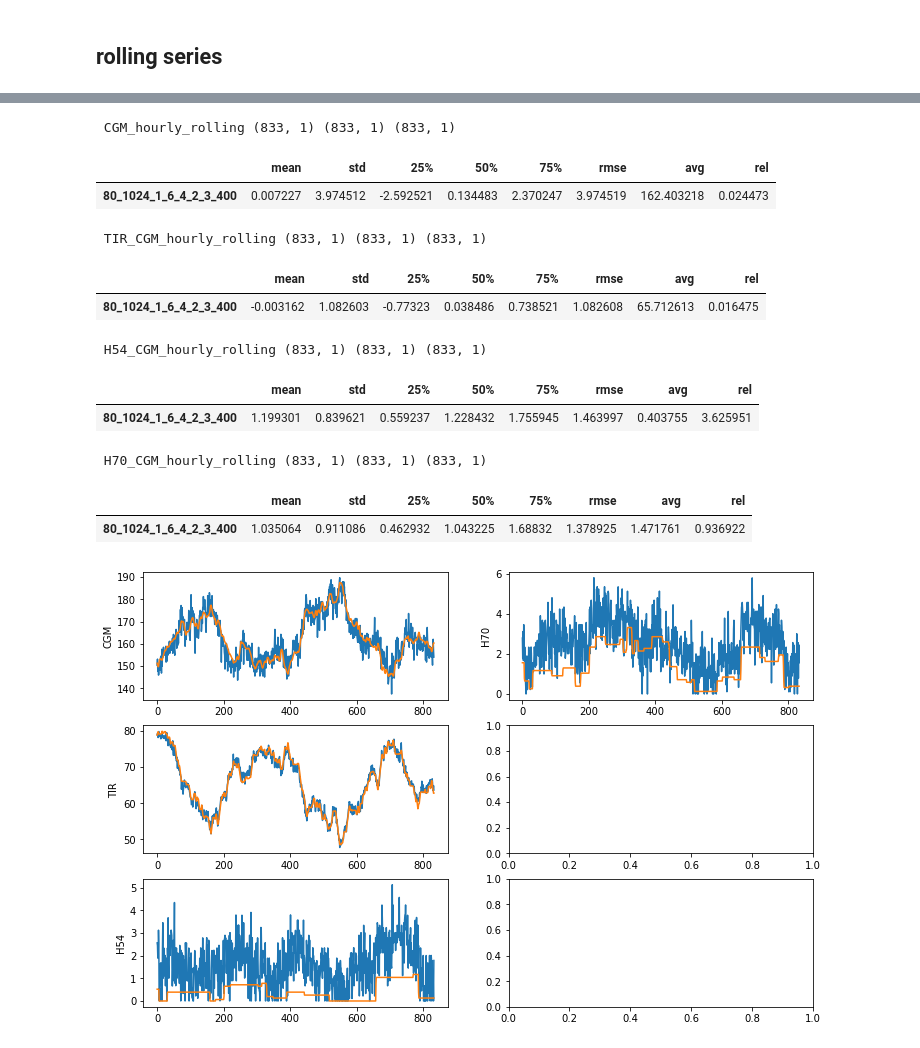
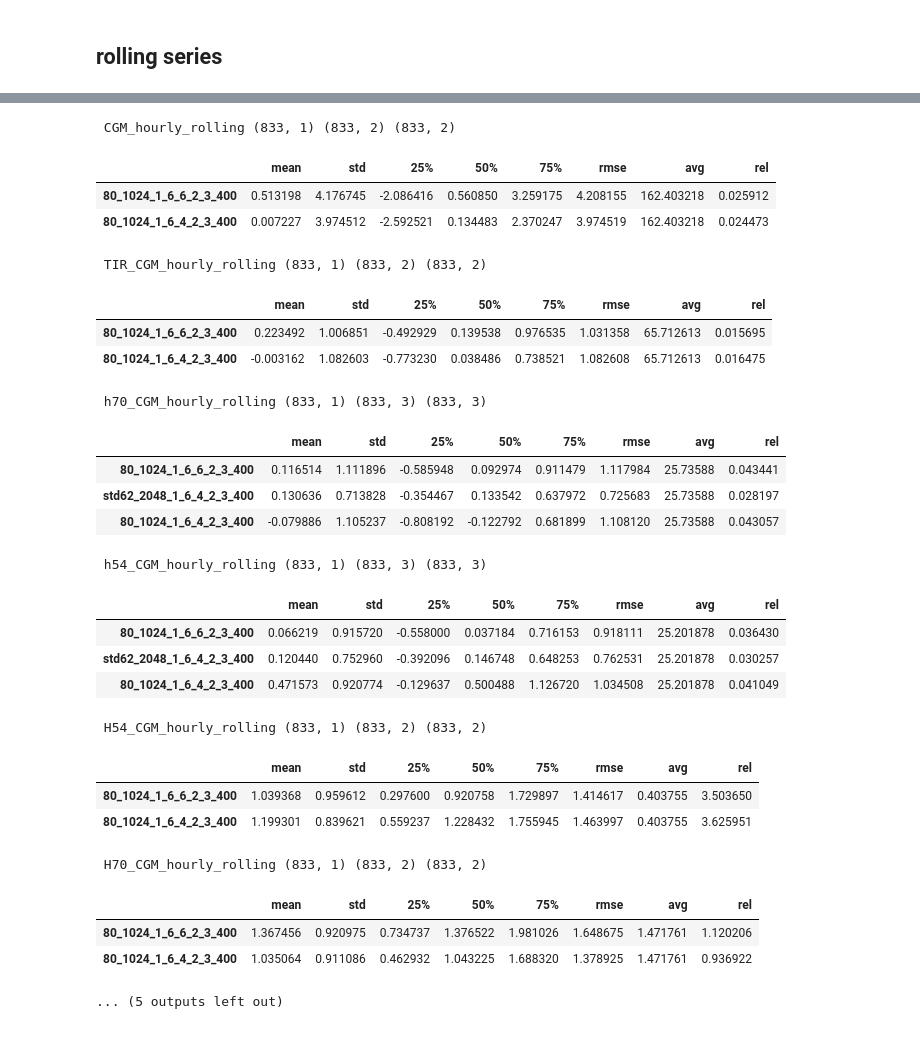
Before and after one commit to rickardbrannvall/teewondee, a Jupyter notebook: ewma_GVI/analyse_longer.ipynb, the cells around one changed output, grey strips where cells are left out. Saved outputs shown, nothing was run; the diff lists cells and outputs as text; code cells hidden in the pictures.

```diff
--- a/ewma_GVI/analyse_longer.ipynb
+++ b/ewma_GVI/analyse_longer.ipynb
@@ -22,6 +57,9 @@ df = pd.read_csv("data/%s.csv"%data, header=None, names=["ts","CGM"])
 df["TIR"] = df["CGM"].apply(lambda x: 100.0 if ((x<180) & (x>70)) else 0.0)
 df["H70"] = df["CGM"].apply(lambda x: 100.0 if (x<70) else 0.0)
 df["H54"] = df["CGM"].apply(lambda x: 100.0 if (x<54) else 0.0)
+df["h70"] = 25 + 0.5*df["H70"]
+df["h54"] = 25 + 0.5*df["H54"]
+
 
 df["DIFF"] = pd.read_csv("data/%s.csv"%diff, header=None, index_col=0).values
 df["ABS50"] = df["DIFF"].clip(-50.,50.).apply(np.abs)
@@ -94,10 +143,12 @@ for filepath in allfiles:
 # %%
-#fig, axs = plt.subplots(3,2, figsize=(12, 8))
+fig, axs = plt.subplots(4,2, figsize=(12, 8))
 for i, idx in enumerate(dth.keys()):
+    nom = idx.split("_")[0]
+    axs[i%4,i//4].set_ylabel(nom)
     tmp = pd.DataFrame(dth[idx], index=None)
-    #axs[i%3,i//3].plot(tmp)
-    tst = dfh[idx.split("_")[:1]]
-    #axs[i%3,i//3].plot(tst)
+    axs[i%4,i//4].plot(tmp)
+    tst = dfh[[nom]]
+    axs[i%4,i//4].plot(tst)
     err = tmp - tst.values
     #axs[i%3,i//3].plot(err)
     print("\n\n", idx, tst.shape, tmp.shape, err.shape)
@@ -106,5 +157,5 @@ for i, idx in enumerate(dth.keys()):
     stats["avg"] = tst.mean()[0]
     stats["rel"] = stats["rmse"]/stats["avg"]
     display(stats)
-#plt.show()
+plt.show()
 # %% [output]
@@ -138,12 +211,14 @@ for filepath in allfiles:
     name, _ = filename.split(".")
     tmp = name.split("_")
     tag = keys+"_"+"_".join(tmp[3:6])
+    if "1_5_3_2_3" in tag:
+        continue
     idx = "_".join(tmp[6:-1])
     if "DIFF" in name:
         idx = idx + "_DIFF"
-    if idx not in dth.keys():
+    if idx not in dtr.keys():
         dtr[idx] = {}
-    #print(tag, idx)
+    print(idx, tag)
     dtr[idx][tag] = pd.read_csv(filepath, header=None).values[:,0]
 
 {key:len(dtr[key]) for key in dtr.keys()}
@@ -158,32 +251,46 @@ NameError: name 'nom' is not defined
 # %%
-fig, axs = plt.subplots(3,2, figsize=(12, 8))
+fig, axs = plt.subplots(4,2, figsize=(12, 8))
 for i, idx in enumerate(dtr.keys()):
     nom = idx.split("_")[0]
-    axs[i%3,i//3].set_ylabel(nom)
+    axs[i%4,i//4].set_ylabel(nom)
     tmp = pd.DataFrame(dtr[idx], index=None)
-    axs[i%3,i//3].plot(tmp)
+    axs[i%4,i//4].plot(tmp)
     tst = dfr[[nom]].reset_index(drop=True)
-    axs[i%3,i//3].plot(tst)
+    axs[i%4,i//4].plot(tst)
     err = tmp - tst.values
     #axs[i%3,i//3].plot(err)
     print("\n\n", idx, tst.shape, tmp.shape, err.shape)
     stats = err.describe().T[["mean","std","25%","50%","75%"]]
     stats["rmse"] = (stats["mean"]**2 + stats["std"]**2)**0.5
     stats["avg"] = tst.mean()[0]
     stats["rel"] = stats["rmse"]/stats["avg"]
     display(stats)
 plt.show()
 # %% [output]
- CGM_hourly_rolling (833, 1) (833, 1) (833, 1)
+ CGM_hourly_rolling (833, 1) (833, 2) (833, 2)
 |  | mean | std | 25% | 50% | 75% | rmse | avg | rel |
+| 80_1024_1_6_6_2_3_400 | 0.513198 | 4.176745 | -2.086416 | 0.560850 | 3.259175 | 4.208155 | 162.403218 | 0.025912 |
 | 80_1024_1_6_4_2_3_400 | 0.007227 | 3.974512 | -2.592521 | 0.134483 | 2.370247 | 3.974519 | 162.403218 | 0.024473 |
- TIR_CGM_hourly_rolling (833, 1) (833, 1) (833, 1)
+ TIR_CGM_hourly_rolling (833, 1) (833, 2) (833, 2)
 |  | mean | std | 25% | 50% | 75% | rmse | avg | rel |
-| 80_1024_1_6_4_2_3_400 | -0.003162 | 1.082603 | -0.77323 | 0.038486 | 0.738521 | 1.082608 | 65.712613 | 0.016475 |
+| 80_1024_1_6_6_2_3_400 | 0.223492 | 1.006851 | -0.492929 | 0.139538 | 0.976535 | 1.031358 | 65.712613 | 0.015695 |
+| 80_1024_1_6_4_2_3_400 | -0.003162 | 1.082603 | -0.773230 | 0.038486 | 0.738521 | 1.082608 | 65.712613 | 0.016475 |
- H54_CGM_hourly_rolling (833, 1) (833, 1) (833, 1)
+ h70_CGM_hourly_rolling (833, 1) (833, 3) (833, 3)
 |  | mean | std | 25% | 50% | 75% | rmse | avg | rel |
-| 80_1024_1_6_4_2_3_400 | 1.199301 | 0.839621 | 0.559237 | 1.228432 | 1.755945 | 1.463997 | 0.403755 | 3.625951 |
+| 80_1024_1_6_6_2_3_400 | 0.116514 | 1.111896 | -0.585948 | 0.092974 | 0.911479 | 1.117984 | 25.73588 | 0.043441 |
+| std62_2048_1_6_4_2_3_400 | 0.130636 | 0.713828 | -0.354467 | 0.133542 | 0.637972 | 0.725683 | 25.73588 | 0.028197 |
+| 80_1024_1_6_4_2_3_400 | -0.079886 | 1.105237 | -0.808192 | -0.122792 | 0.681899 | 1.108120 | 25.73588 | 0.043057 |
- H70_CGM_hourly_rolling (833, 1) (833, 1) (833, 1)
+ h54_CGM_hourly_rolling (833, 1) (833, 3) (833, 3)
 |  | mean | std | 25% | 50% | 75% | rmse | avg | rel |
-| 80_1024_1_6_4_2_3_400 | 1.035064 | 0.911086 | 0.462932 | 1.043225 | 1.68832 | 1.378925 | 1.471761 | 0.936922 |
+| 80_1024_1_6_6_2_3_400 | 0.066219 | 0.915720 | -0.558000 | 0.037184 | 0.716153 | 0.918111 | 25.201878 | 0.036430 |
+| std62_2048_1_6_4_2_3_400 | 0.120440 | 0.752960 | -0.392096 | 0.146748 | 0.648253 | 0.762531 | 25.201878 | 0.030257 |
+| 80_1024_1_6_4_2_3_400 | 0.471573 | 0.920774 | -0.129637 | 0.500488 | 1.126720 | 1.034508 | 25.201878 | 0.041049 |
-[figure, removed]
+ H54_CGM_hourly_rolling (833, 1) (833, 2) (833, 2)
+|  | mean | std | 25% | 50% | 75% | rmse | avg | rel |
+| 80_1024_1_6_6_2_3_400 | 1.039368 | 0.959612 | 0.297600 | 0.920758 | 1.729897 | 1.414617 | 0.403755 | 3.503650 |
+| 80_1024_1_6_4_2_3_400 | 1.199301 | 0.839621 | 0.559237 | 1.228432 | 1.755945 | 1.463997 | 0.403755 | 3.625951 |
+ H70_CGM_hourly_rolling (833, 1) (833, 2) (833, 2)
+|  | mean | std | 25% | 50% | 75% | rmse | avg | rel |
+| 80_1024_1_6_6_2_3_400 | 1.367456 | 0.920975 | 0.734737 | 1.376522 | 1.981026 | 1.648675 | 1.471761 | 1.120206 |
+| 80_1024_1_6_4_2_3_400 | 1.035064 | 0.911086 | 0.462932 | 1.043225 | 1.688320 | 1.378925 | 1.471761 | 0.936922 |
+... (5 outputs left out)
```
Also changed, not shown: parts of 29 cells of this notebook, 11 other files.
